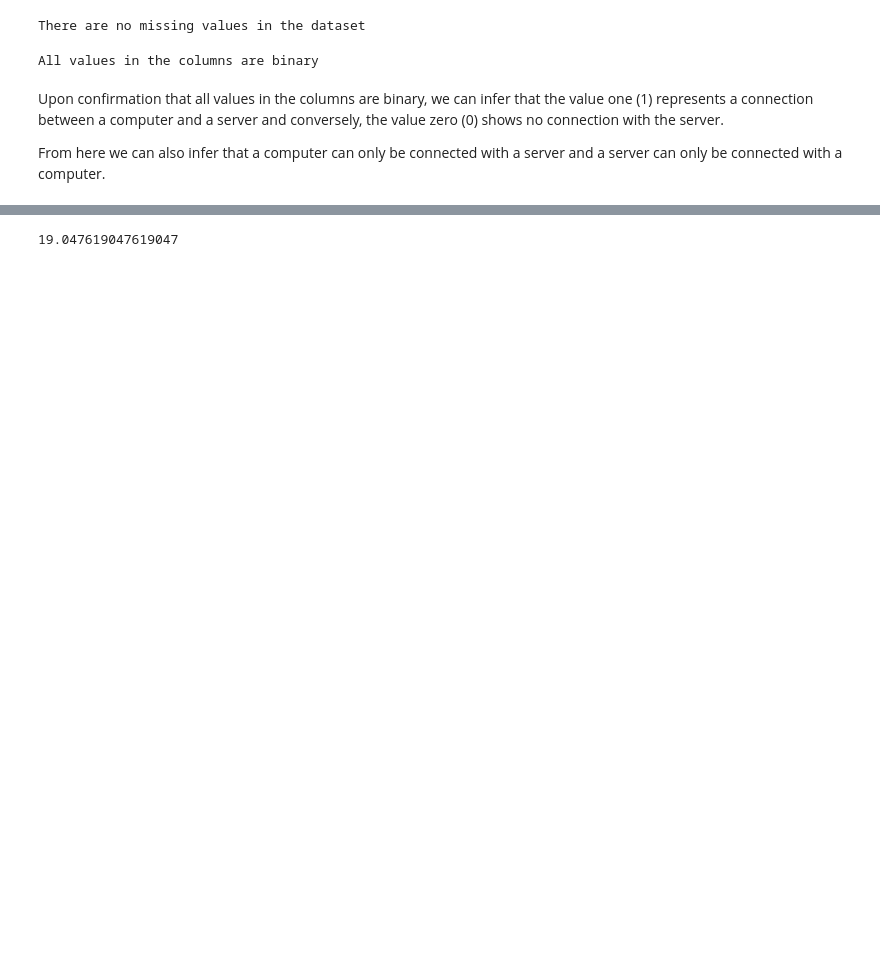
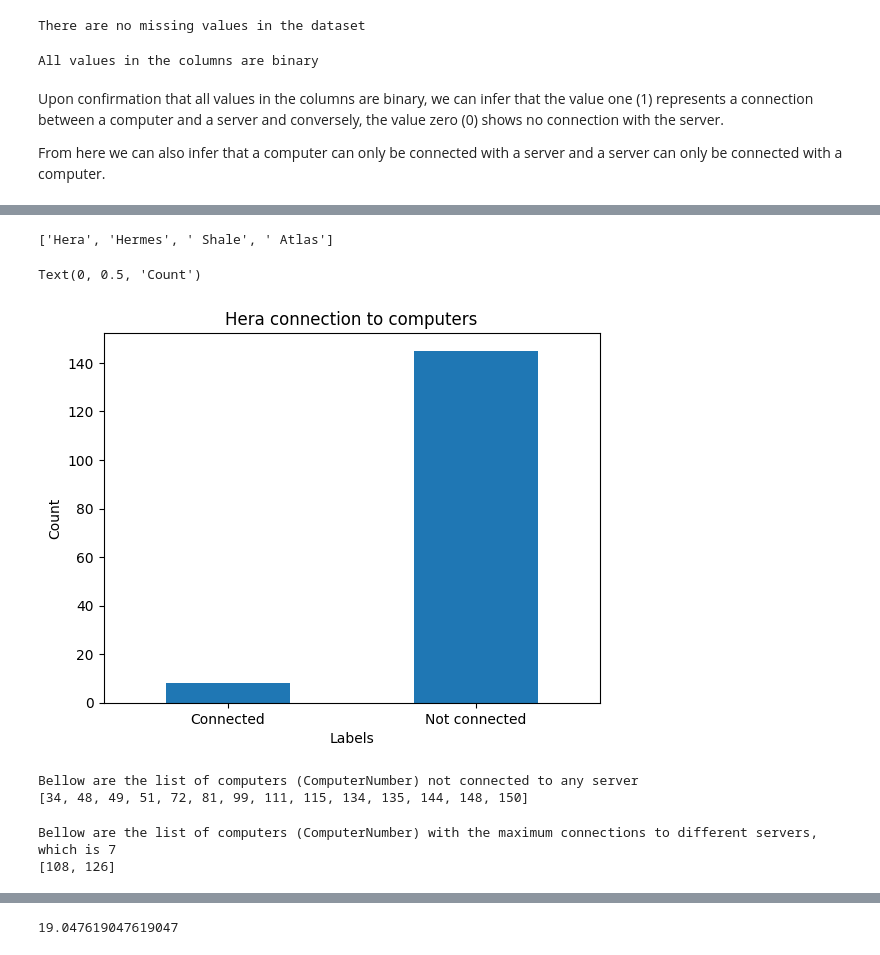
Before and after one commit to erifejams/Autonomous-Systems, a Jupyter notebook: fmd_test.ipynb, the cells around one changed output, grey strips where cells are left out. Drawn from its saved outputs; the diff is of its cells as text; code cells hidden in the pictures; blank space fills up the shorter version.

```diff
--- a/fmd_test.ipynb
+++ b/fmd_test.ipynb
@@ -100,3 +139,39 @@ print(list_of_column_names)
+# %%
+min_cc=total_cc.loc[lambda total_cc: total_cc['Total connected Computers']== total_cc.min( axis='rows')[0]]
+a=min_cc.index.values.tolist()
+print(a)
+
+labels = ['Connected','Not connected']
+classes = pd.value_counts(data[a[0]], ascending=True)
+classes.plot(kind = 'bar', rot=0)
+plt.title(a[0]+" connection to computers")
+plt.xticks(range(2), labels)
+plt.xlabel("Labels")
+plt.ylabel("Count")
+# %% [output]
+['Hera', 'Hermes', ' Shale', ' Atlas']
+Text(0, 0.5, 'Count')
+[figure, added]
+# %%
+not_cc_to_server=pd.DataFrame(data.sum(axis=1))
+
+zero_con=not_cc_to_server.loc[lambda not_cc_to_server:not_cc_to_server[0]==0]
+
+zero_con=zero_con.index.values.tolist()
+print('Bellow are the list of computers (ComputerNumber) not connected to any server.')
+print(zero_con)
+# %% [output]
+Bellow are the list of computers (ComputerNumber) not connected to any server
+[34, 48, 49, 51, 72, 81, 99, 111, 115, 134, 135, 144, 148, 150]
+# %%
+max_con=not_cc_to_server.loc[lambda not_cc_to_server:not_cc_to_server[0]==not_cc_to_server.max( axis='rows')[0]]
+
+max_con=max_con.index.values.tolist()
+print('Bellow are the list of computers (ComputerNumber) with the maximum connections to different servers, which is '+str(not_cc_to_server.max( axis='rows')[0]))
+print(max_con)
+# %% [output]
+Bellow are the list of computers (ComputerNumber) with the maximum connections to different servers, which is 7
+[108, 126]
 # %%
 #listing the conected computers cc and the not conected computers not_cc
 cc=[]
```
Also changed, not shown: parts of 17 cells of this notebook, 1 other file.
